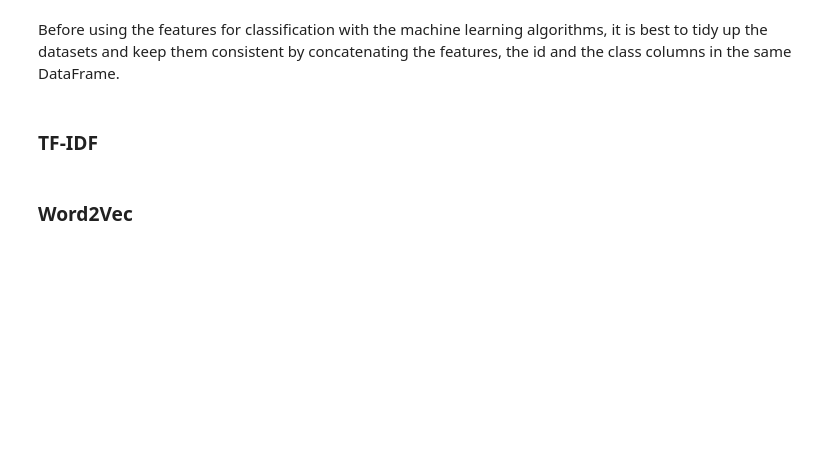
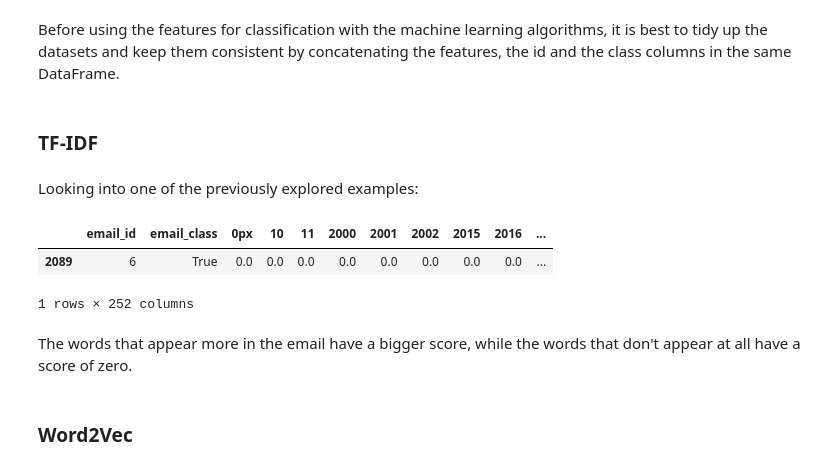
Before and after one commit to liakoyras/thesis-phishing-email-detection, a Jupyter notebook: Text Feature Extraction and Feature Selection.ipynb, the cells around one changed output. Saved outputs shown, nothing was run; the diff lists cells and outputs as text; code cells hidden in the pictures; blank space fills up the shorter version.

```diff
--- a/Text Feature Extraction and Feature Selection.ipynb
+++ b/Text Feature Extraction and Feature Selection.ipynb
@@ -152,6 +152,16 @@ final_tfidf_test_balanced = dataset_add_columns(tfidf_sel_test_balanced, [test_b
 # %%
 final_tfidf_train_imbalanced = dataset_add_columns(tfidf_sel_train_imbalanced, [train_imbalanced_tokens['class'], train_imbalanced_tokens['id']], column_names)
 final_tfidf_test_imbalanced = dataset_add_columns(tfidf_sel_test_imbalanced, [test_imbalanced_tokens['class'], test_imbalanced_tokens['id']], column_names)
+# %% [markdown]
+Looking into one of the previously explored examples:
+# %%
+final_tfidf_train_balanced[final_tfidf_train_balanced['email_id'] == 6]
+# %% [output]
+|  | email_id | email_class | 0px | 10 | 11 | 2000 | 2001 | 2002 | 2015 | 2016 | ... |
+| 2089 | 6 | True | 0.0 | 0.0 | 0.0 | 0.0 | 0.0 | 0.0 | 0.0 | 0.0 | ... |
+1 rows × 252 columns
+# %% [markdown]
+The words that appear more in the email have a bigger score, while the words that don't appear at all have a score of zero.
 # %% [markdown]
 ### Word2Vec
 # %%
```
Also changed, not shown: parts of 5 cells of this notebook, 5 other files.
